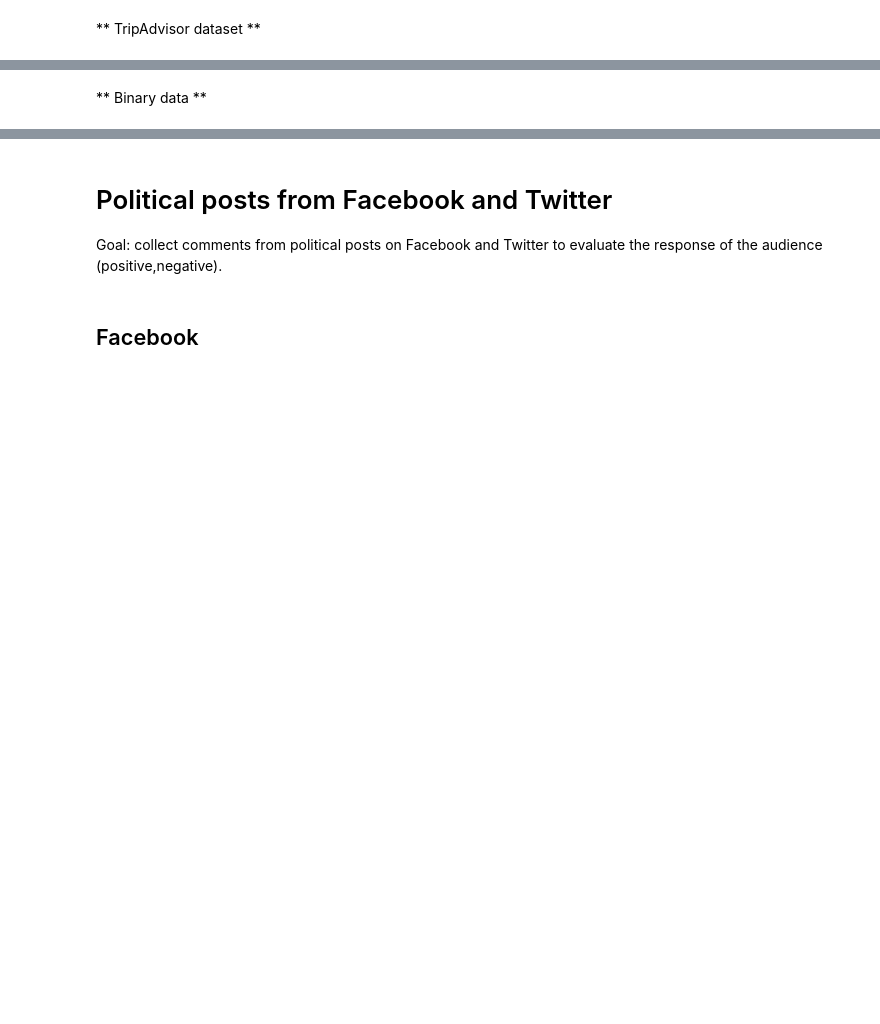
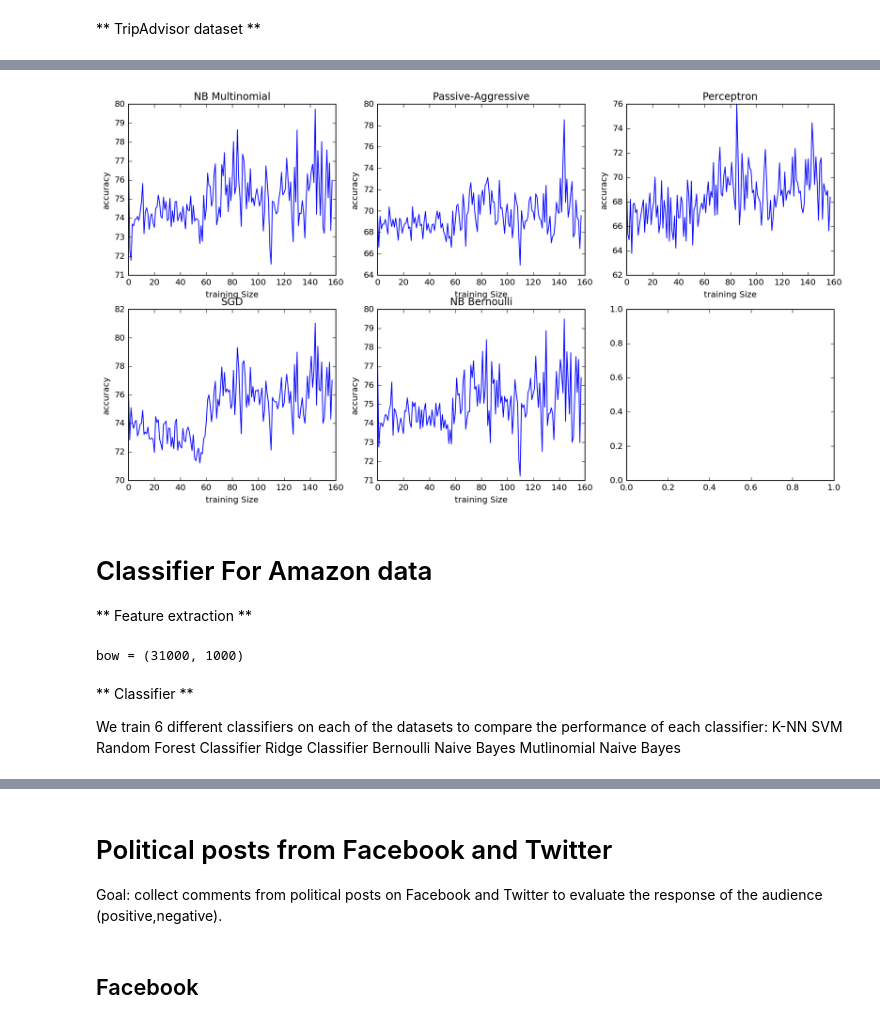
Before and after one commit to meryemwehbe/NTDS_Project, a Jupyter notebook: myProject.ipynb, the cells around one changed output, grey strips where cells are left out. Drawn from its saved outputs; the diff is of its cells as text; code cells hidden in the pictures; blank space fills up the shorter version.

Commit message:
ready classifiers

```diff
--- a/myProject.ipynb
+++ b/myProject.ipynb
@@ -111,5 +115,5 @@
 SAT_data = np.array(SAT_data)
-SAT_data[:,0] = [int(float(x))*5 for x in SAT_data[:,0]]
+#SAT_data[:,0] = [int(float(x))*5 for x in SAT_data[:,0]]
 SAT_data_chunk = SAT_data[0:8000]
 print('Length = {} '.format(len(SAT_data)))
 print('Type = {}'.format(type(SAT_data)))
@@ -443,0 +196,22 @@ Most Informative Features
+# %%
+positivefile = open('positive-words.txt', "r")
+positive=positivefile.read().split(";;;;;;;;;;;;;;;;;;;;;;;;;;;;;;;;;;;;;;;;;;;;;;;;;;;;;;;;;;;;;;;;;;;;;;;;;;;;")
+wordspos = positive[2].split("\n")
+wordspos=wordspos[2:]
+
+negativefile = open('negative-words.txt', "r")
+negative=negativefile.read().split(";;;;;;;;;;;;;;;;;;;;;;;;;;;;;;;;;;;;;;;;;;;;;;;;;;;;;;;;;;;;;;;;;;;;;;;;;;;;;;")
+wordsneg = negative[2].split("\n")
+wordsneg=wordsneg[2:]
+
+vocabulary_dict = []
+i = 0;
+for item in wordspos:
+    vocabulary_dict.append( [item,i])
+    i+=1
+for item in wordsneg:
+    vocabulary_dict.append( [item,i])
+    i+=1
+
+print(wordspos[0])
+print(vocabulary_dict)
@@ -838,2 +380,0 @@ plt.legend(titles)
-# %% [markdown]
-** Binary data **
@@ -994,0 +381,53 @@ plt.legend(titles)
+# %%
+#print(classifier_information['SGD'])
+#x = column(accuracy_info, 0)
+#y = column(accuracy_info, 1)
+#plt.plot(classifier_information['Preception'])
+from sklearn.externals import joblib
+
+joblib.dump(partial_fit_classifiers['SGD'], 'SGDClassifierOnSat.pkl')
+joblib.dump(partial_fit_classifiers['Perceptron'], 'PerceptronClassifierOnSat.pkl')
+joblib.dump(partial_fit_classifiers['NB Multinomial'], 'NBMClassifierOnSat.pkl')
+joblib.dump(partial_fit_classifiers['Passive-Aggressive'], 'PAClassifierOnSat.pkl')
+joblib.dump(partial_fit_classifiers['NB Bernoulli'], 'NBBClassifierOnSat.pkl')
+i = 0
+fig, axes = plt.subplots(2, 3, squeeze=True, figsize=(15, 8))
+for item in classifier_information:
+    axes[i//3,i%3].plot(classifier_information[item])
+    axes[i//3,i%3].set_title(item)
+    axes[i//3,i%3].set_ylabel("accuracy")
+    axes[i//3,i%3].set_xlabel("training Size")
+    i+=1
+# %% [output]
+[figure, added]
+# %% [markdown]
+# Classifier For Amazon data
+** Feature extraction **
+# %%
+def compute_bag_of_words(text, stopwords):
+    vectorizer = CountVectorizer(stop_words = stopwords)
+    vectors = vectorizer.fit_transform(text)
+    vocabulary = vectorizer.get_feature_names()
+    return vectors, vocabulary
+
+text_amazon = column(Amazon_data,1)
+Y_amazon = column(Amazon_data,0)
+
+
+bow, vocab = compute_bag_of_words(text_amazon, stopwords.words())
+
+bow = SelectKBest( k=1000).fit_transform(bow, Y_amazon)
+
+print("bow = {}".format(bow.shape))
+# %% [output]
+bow = (31000, 1000)
+# %% [markdown]
+** Classifier **
+
+We train 6 different classifiers on each of the datasets to compare the performance of each classifier:
+K-NN
+SVM
+Random Forest Classifier
+Ridge Classifier
+Bernoulli Naive Bayes
+Mutlinomial Naive Bayes
```
Also changed, not shown: parts of 31 cells of this notebook, 12 other files.
